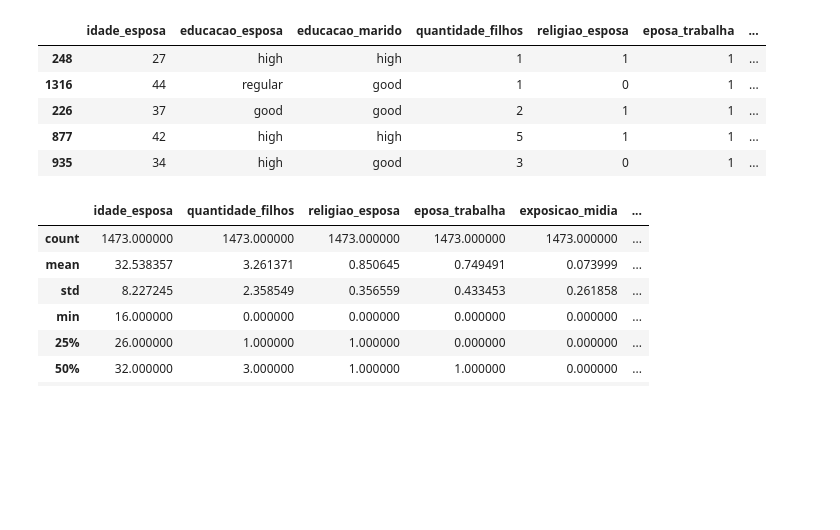
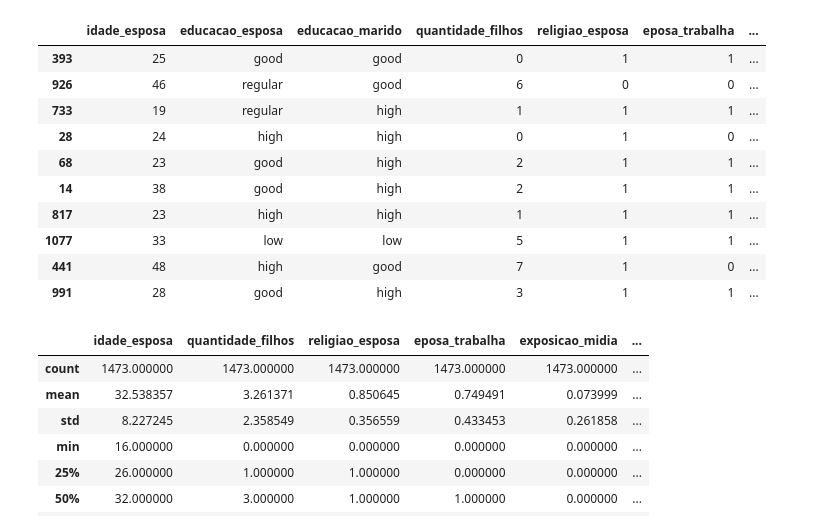
Before and after one commit to fabiomsrs/ml_class, a Jupyter notebook: prova2/notebook-prova2.ipynb, the cells around one changed output. Cells and saved outputs as stored; diff of their text form; code cells hidden in the pictures; blank space fills up the shorter version.

```diff
--- a/prova2/notebook-prova2.ipynb
+++ b/prova2/notebook-prova2.ipynb
@@ -1,28 +1,32 @@
 # %%
 import pandas as pd
 from sklearn.naive_bayes import GaussianNB, BernoulliNB, MultinomialNB
-from sklearn.model_selection import train_test_split
 df = pd.read_csv('dataset.csv')
 
 for column in df[['educacao_esposa', 'educacao_marido', 'marido_ocupacao', 'padrao_de_vida']]:
     low = df[column] == 1
     regular = df[column] == 2
     good = df[column] == 3
     high = df[column] == 4
     df.loc[low, column] = 'low'
     df.loc[regular, column] = 'regular'
     df.loc[good, column] = 'good'
     df.loc[high, column] = 'high'
 
 df = df.sample(frac=1)
-df.head()
+df.head(10)
 # %% [output]
 |  | idade_esposa | educacao_esposa | educacao_marido | quantidade_filhos | religiao_esposa | eposa_trabalha | ... |
-| 248 | 27 | high | high | 1 | 1 | 1 | ... |
-| 1316 | 44 | regular | good | 1 | 0 | 1 | ... |
-| 226 | 37 | good | good | 2 | 1 | 1 | ... |
-| 877 | 42 | high | high | 5 | 1 | 1 | ... |
-| 935 | 34 | high | good | 3 | 0 | 1 | ... |
+| 393 | 25 | good | good | 0 | 1 | 1 | ... |
+| 926 | 46 | regular | good | 6 | 0 | 0 | ... |
+| 733 | 19 | regular | high | 1 | 1 | 1 | ... |
+| 28 | 24 | high | high | 0 | 1 | 0 | ... |
+| 68 | 23 | good | high | 2 | 1 | 1 | ... |
+| 14 | 38 | good | high | 2 | 1 | 1 | ... |
+| 817 | 23 | high | high | 1 | 1 | 1 | ... |
+| 1077 | 33 | low | low | 5 | 1 | 1 | ... |
+| 441 | 48 | high | good | 7 | 1 | 0 | ... |
+| 991 | 28 | good | high | 3 | 1 | 1 | ... |
 # %%
 df.describe()
 # %% [output]
```
Also changed, not shown: parts of 5 cells of this notebook.
